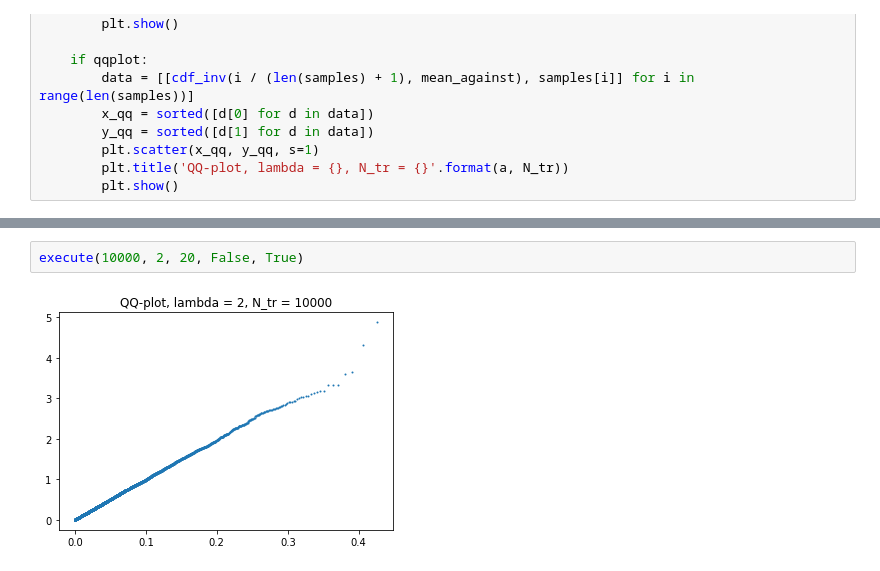
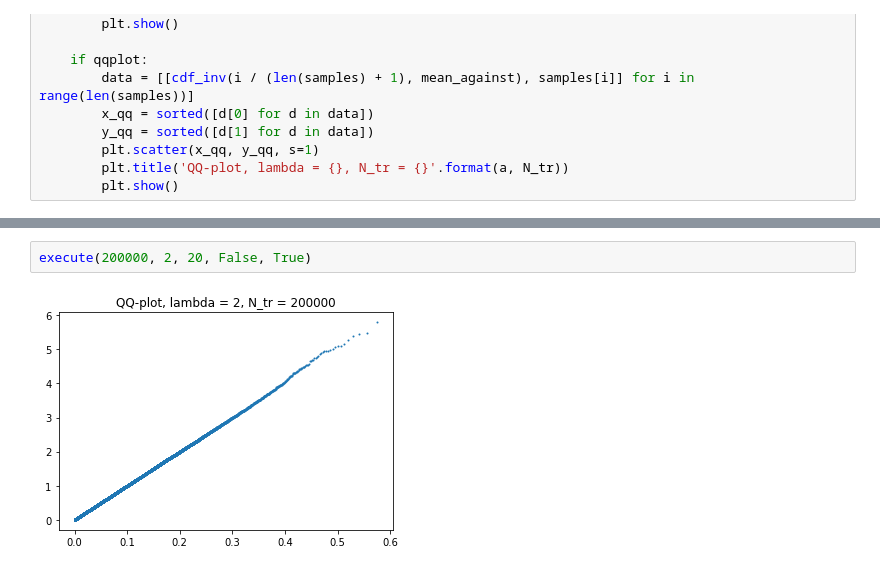
Before and after one commit to davidezanella/spe-assignments, a Jupyter notebook: Homework 2/delivery/report.ipynb, the cells around one changed output, grey strips where cells are left out. Saved outputs shown, nothing was run; the diff lists cells and outputs as text.

```diff
--- a/Homework 2/delivery/report.ipynb
+++ b/Homework 2/delivery/report.ipynb
@@ -1025,4 +1029,4 @@ execute(10000, 2, 2, True, True)
 # %%
-execute(10000, 2, 20, False, True)
+execute(200000, 2, 20, False, True)
 # %% [output]
-[figure, old version]
+[figure, new version]
```
Also changed, not shown: parts of 2 cells of this notebook.
